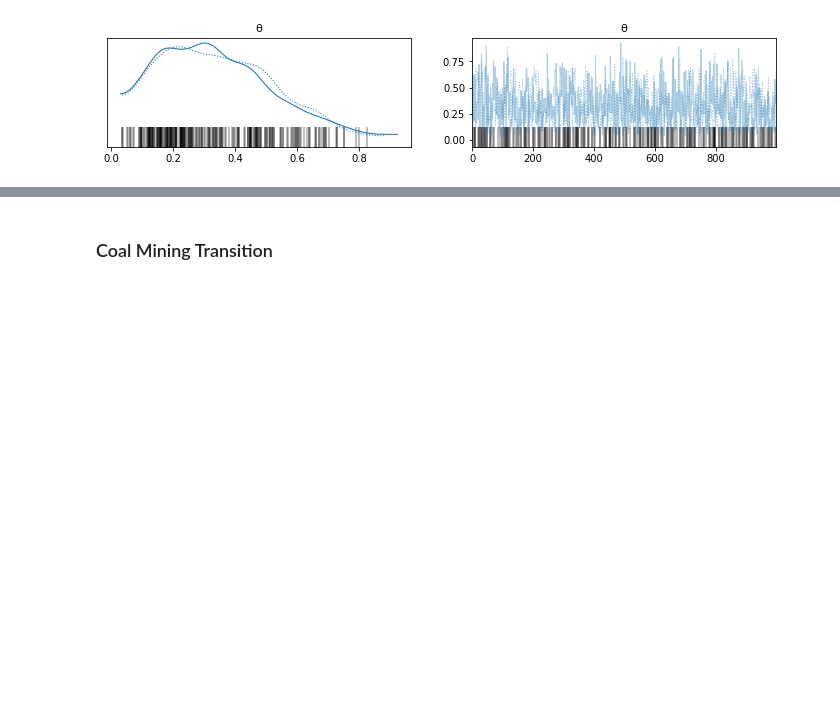
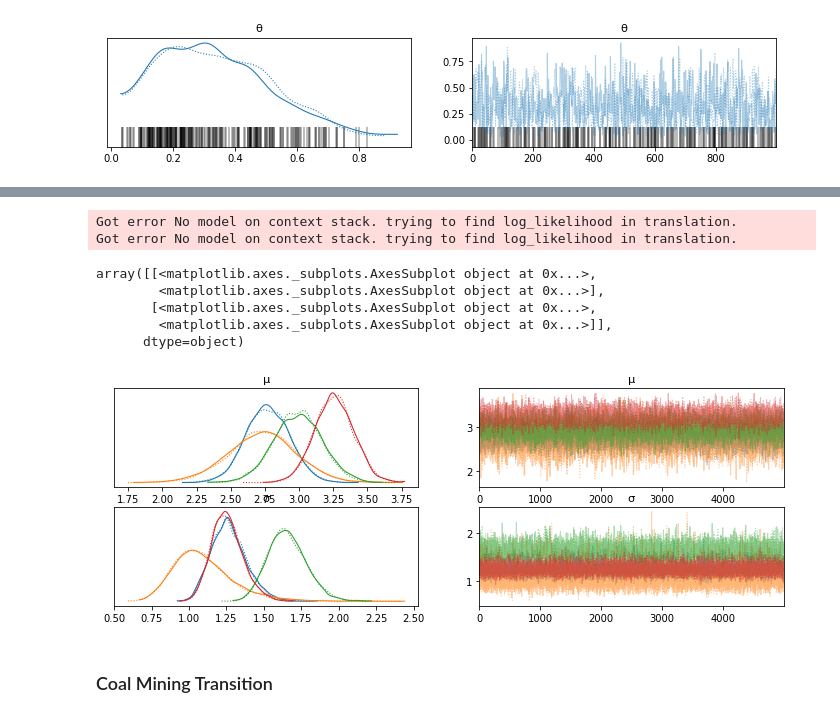
Before and after one commit to cormach/pymc3-bayesian-analysis-book, a Jupyter notebook: Chapter_1.ipynb, the cells around one changed output, grey strips where cells are left out. Cells and saved outputs as stored; diff of their text form; code cells hidden in the pictures; blank space fills up the shorter version.

```diff
--- a/Chapter_1.ipynb
+++ b/Chapter_1.ipynb
@@ -124,0 +127,3 @@ array([[<matplotlib.axes._subplots.AxesSubplot object at 0x...>,
+# %%
+url = "https://raw.githubusercontent.com/cormach/pymc3-bayesian-analysis-book/main/tips.csv"
+tips = pd.read_csv(url)
@@ -124,0 +142,7 @@ array([[<matplotlib.axes._subplots.AxesSubplot object at 0x...>,
+# %%
+from calendar import day_abbr
+tips['day'] = tips['day'].replace('Thur','Thu')
+tip = tips['tip'].values
+idx = pd.Categorical(tips['day'],
+                     categories=list(day_abbr)).codes -3 #get an index error without this
+groups = len(np.unique(idx))
@@ -124,0 +164,8 @@ array([[<matplotlib.axes._subplots.AxesSubplot object at 0x...>,
+# %%
+with pm.Model() as comparing_groups:
+  μ =pm.Normal("μ", mu=0, sd=10, shape=groups)
+  σ=pm.HalfNormal("σ", sd=10, shape=groups)
+  y=pm.Normal('y',mu=μ[idx], sd=σ[idx], observed=tip)
+# %%
+with comparing_groups:
+  trace_cg = pm.sample(5000)
@@ -125,3 +180,14 @@ array([[<matplotlib.axes._subplots.AxesSubplot object at 0x...>,
+# %%
+az.plot_trace(trace_cg)
+# %% [output]
+Got error No model on context stack. trying to find log_likelihood in translation.
+Got error No model on context stack. trying to find log_likelihood in translation.
+array([[<matplotlib.axes._subplots.AxesSubplot object at 0x...>,
+        <matplotlib.axes._subplots.AxesSubplot object at 0x...>],
+       [<matplotlib.axes._subplots.AxesSubplot object at 0x...>,
+        <matplotlib.axes._subplots.AxesSubplot object at 0x...>]],
+      dtype=object)
+[figure, added]
 # %% [markdown]
 ### Coal Mining Transition
 # %%
```
Also changed, not shown: parts of 6 cells of this notebook.
